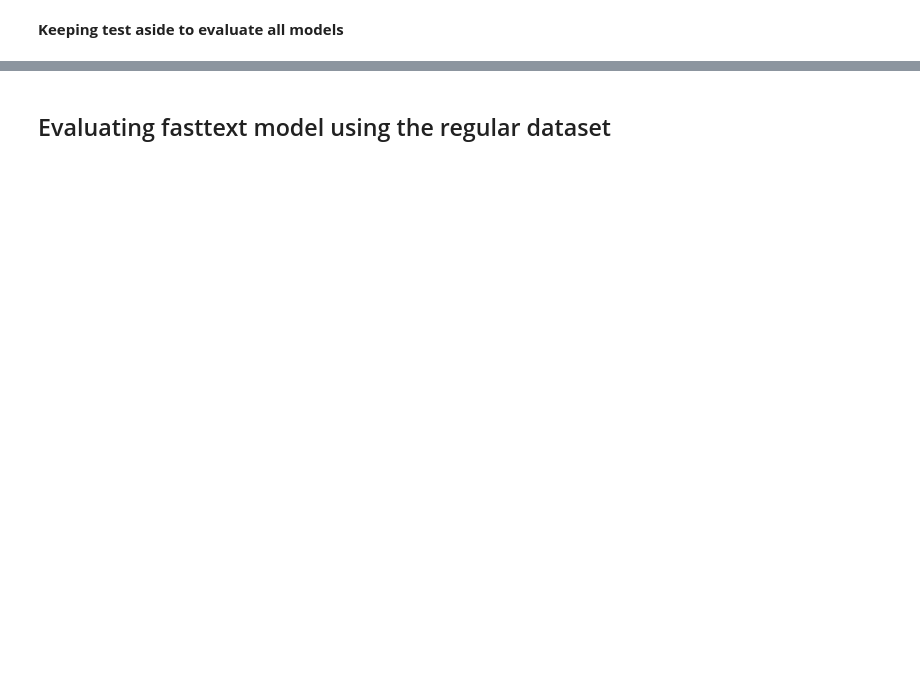
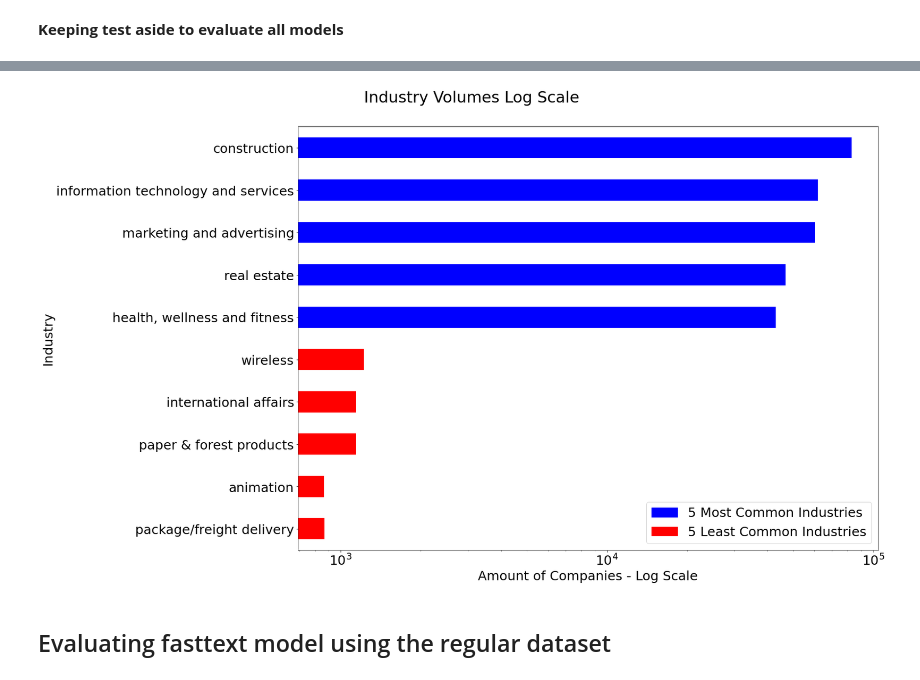
Before and after one commit to dvirla/Balancing_Textual_Datasets, a Jupyter notebook: Framework.ipynb, the cells around one changed output, grey strips where cells are left out. Drawn from its saved outputs; the diff is of its cells as text; code cells hidden in the pictures; blank space fills up the shorter version.

```diff
--- a/Framework.ipynb
+++ b/Framework.ipynb
@@ -215,3 +215,14 @@ test_ds = pd.read_pickle('/StudentData/Project/processed_test.pkl')
+# %%
+ax = grouped_edges['count'].plot(kind='barh', logx=True, color =['r']*n_industries+['b']*n_industries, figsize=(20, 15), fontsize=25)
+colors = {'5 Most Common Industries':'blue', '5 Least Common Industries':'red'}
+labels = list(colors.keys())
+handles = [plt.Rectangle((0,0),1,1, color=colors[label]) for label in labels]
+ax.legend(handles, labels, fontsize=25)
+ax.set_xlabel('Amount of Companies - Log Scale', fontsize=25)
+ax.set_ylabel('Industry', fontsize=25);
+ax.set_title('Industry Volumes Log Scale', x=0.3 ,y=1.05, fontsize=30);
+# %% [output]
+[figure, added]
 # %% [markdown]
 ## Evaluating fasttext model using the regular dataset
 # %%
```
Also changed, not shown: parts of 40 cells of this notebook.
